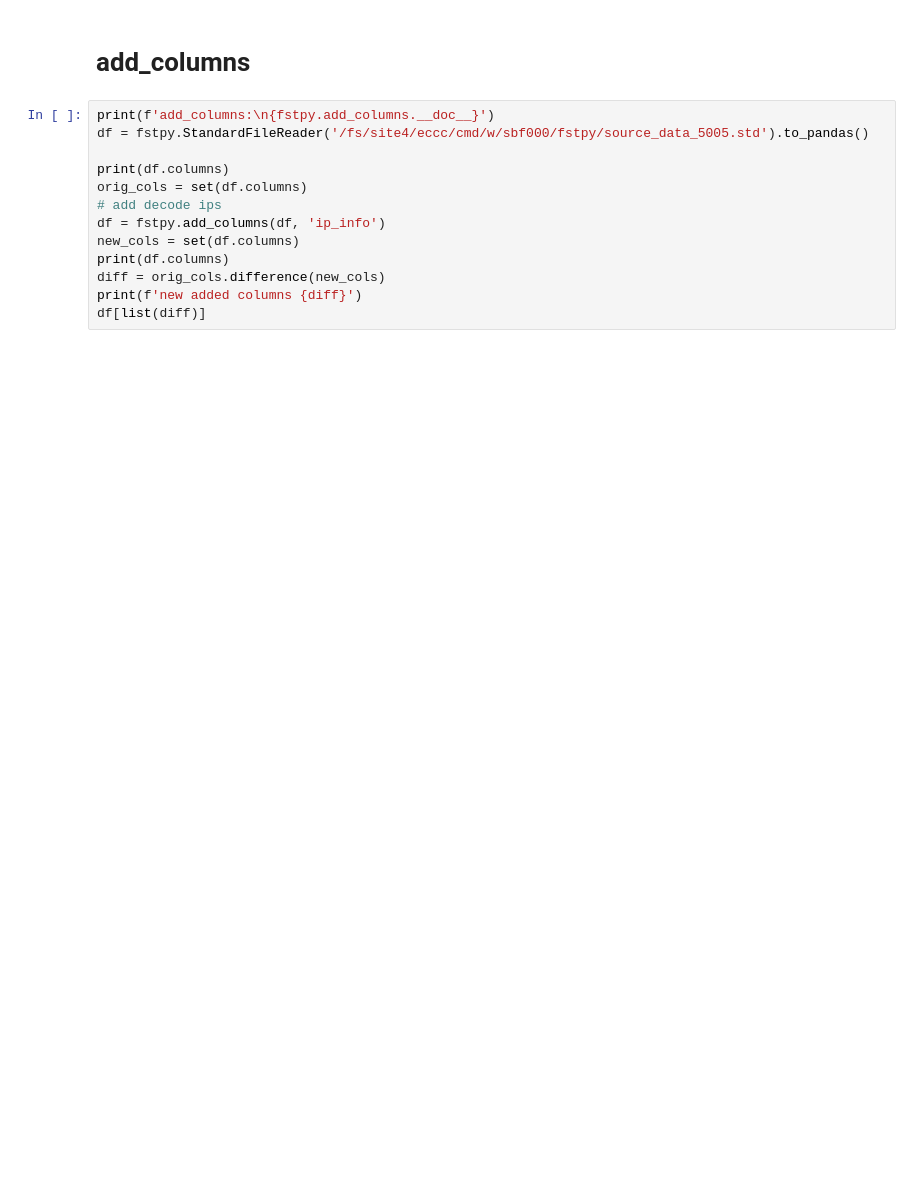
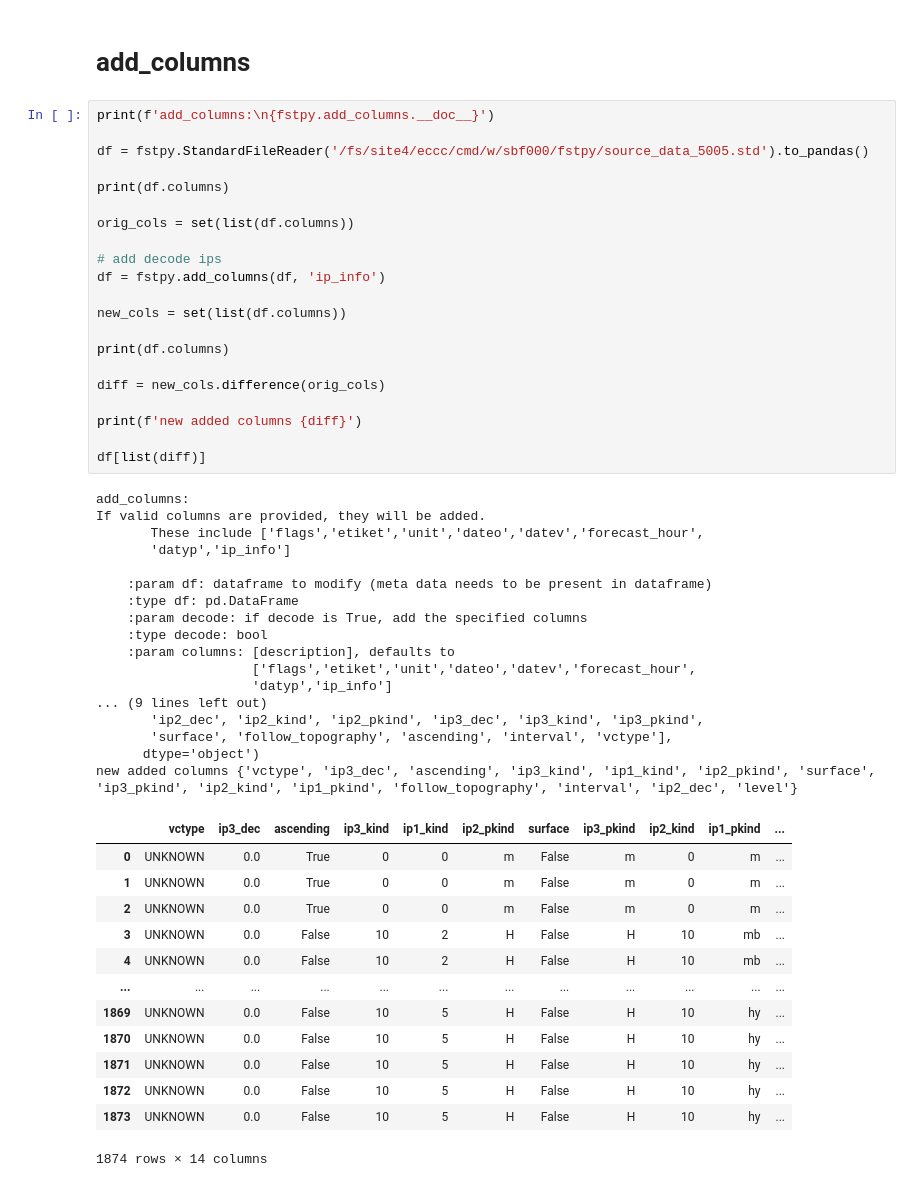
Before and after one commit to sebastiendfortier/fstpy, a Jupyter notebook: doc/Main_functions.ipynb, the cells around one changed output. Cells and saved outputs as stored; diff of their text form; blank space fills up the shorter version.

```diff
--- a/doc/Main_functions.ipynb
+++ b/doc/Main_functions.ipynb
@@ -88,14 +203,53 @@ fstpy.StandardFileWriter(out_file, tt_df).to_fst()
 # add_columns
 # %%
 print(f'add_columns:\n{fstpy.add_columns.__doc__}')
+
 df = fstpy.StandardFileReader('/fs/site4/eccc/cmd/w/sbf000/fstpy/source_data_5005.std').to_pandas()
 
 print(df.columns)
-orig_cols = set(df.columns)
+
+orig_cols = set(list(df.columns))
+
 # add decode ips
 df = fstpy.add_columns(df, 'ip_info')
-new_cols = set(df.columns)
+
+new_cols = set(list(df.columns))
+
 print(df.columns)
-diff = orig_cols.difference(new_cols)
+
+diff = new_cols.difference(orig_cols)
+
 print(f'new added columns {diff}')
+
 df[list(diff)]
+# %% [output]
+add_columns:
+If valid columns are provided, they will be added.
+       These include ['flags','etiket','unit','dateo','datev','forecast_hour',
+       'datyp','ip_info']
+
+    :param df: dataframe to modify (meta data needs to be present in dataframe)
+    :type df: pd.DataFrame
+    :param decode: if decode is True, add the specified columns
+    :type decode: bool
+    :param columns: [description], defaults to
+                    ['flags','etiket','unit','dateo','datev','forecast_hour',
+                    'datyp','ip_info']
+... (9 lines left out)
+       'ip2_dec', 'ip2_kind', 'ip2_pkind', 'ip3_dec', 'ip3_kind', 'ip3_pkind',
+       'surface', 'follow_topography', 'ascending', 'interval', 'vctype'],
+      dtype='object')
+new added columns {'vctype', 'ip3_dec', 'ascending', 'ip3_kind', 'ip1_kind', 'ip2_pkind', 'surface', 'ip3_pkind', 'ip2_kind', 'ip1_pkind', 'follow_topography', 'interval', 'ip2_dec', 'level'}
+|  | vctype | ip3_dec | ascending | ip3_kind | ip1_kind | ip2_pkind | surface | ip3_pkind | ip2_kind | ip1_pkind | ... |
+| 0 | UNKNOWN | 0.0 | True | 0 | 0 | m | False | m | 0 | m | ... |
+| 1 | UNKNOWN | 0.0 | True | 0 | 0 | m | False | m | 0 | m | ... |
+| 2 | UNKNOWN | 0.0 | True | 0 | 0 | m | False | m | 0 | m | ... |
+| 3 | UNKNOWN | 0.0 | False | 10 | 2 | H | False | H | 10 | mb | ... |
+| 4 | UNKNOWN | 0.0 | False | 10 | 2 | H | False | H | 10 | mb | ... |
+| ... | ... | ... | ... | ... | ... | ... | ... | ... | ... | ... | ... |
+| 1869 | UNKNOWN | 0.0 | False | 10 | 5 | H | False | H | 10 | hy | ... |
+| 1870 | UNKNOWN | 0.0 | False | 10 | 5 | H | False | H | 10 | hy | ... |
+| 1871 | UNKNOWN | 0.0 | False | 10 | 5 | H | False | H | 10 | hy | ... |
+| 1872 | UNKNOWN | 0.0 | False | 10 | 5 | H | False | H | 10 | hy | ... |
+| 1873 | UNKNOWN | 0.0 | False | 10 | 5 | H | False | H | 10 | hy | ... |
+1874 rows × 14 columns
```
Also changed, not shown: parts of 25 cells of this notebook, 4 other files.
